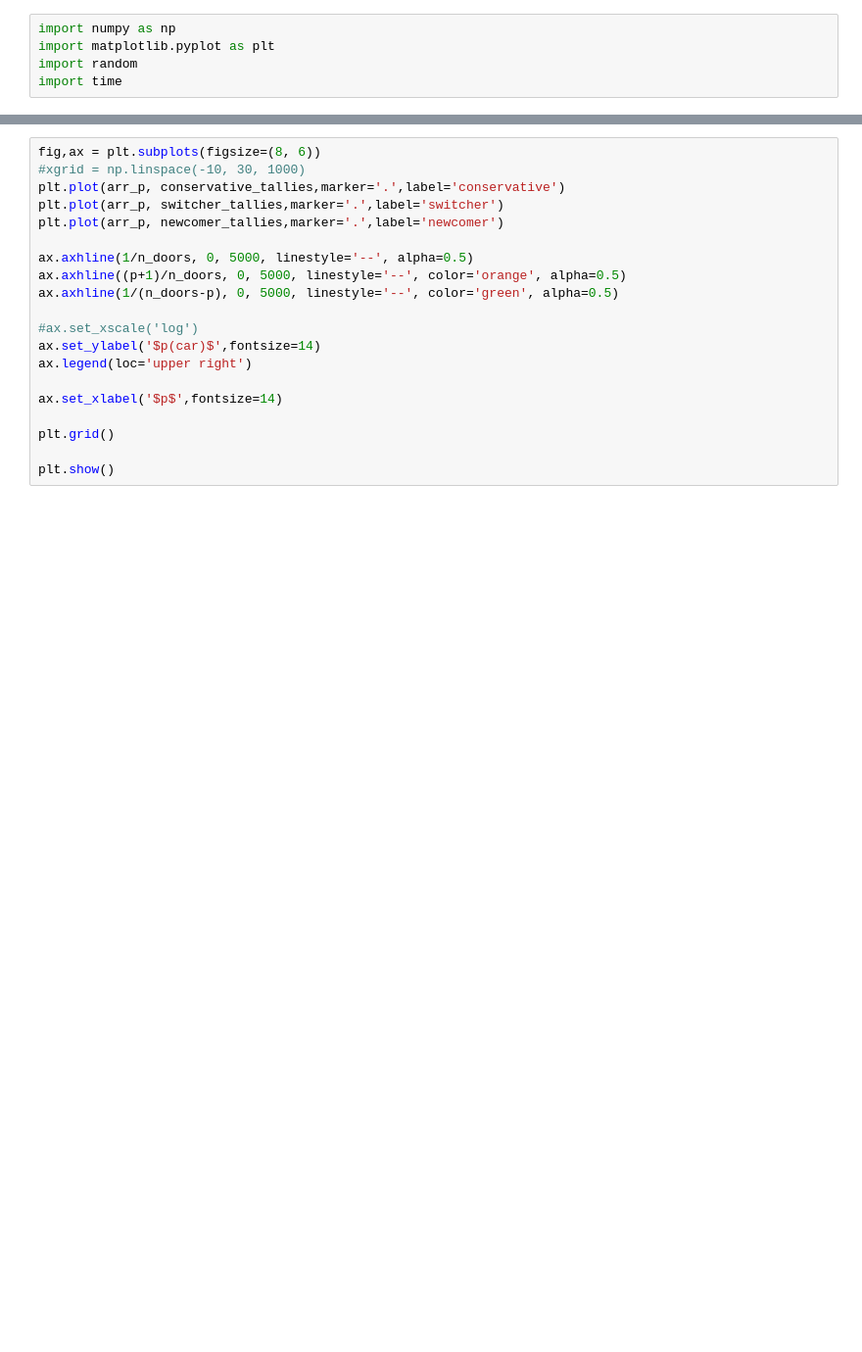
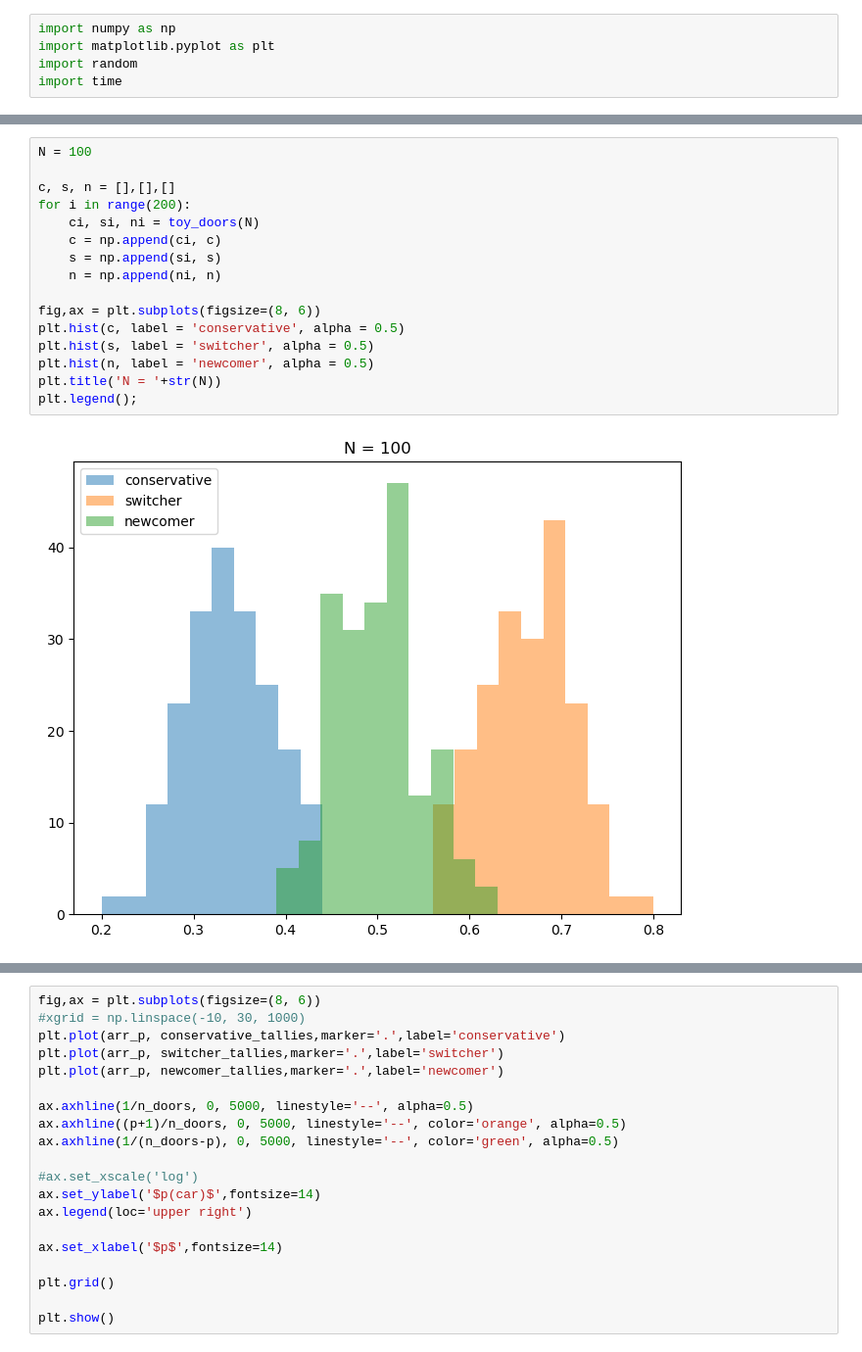
Before and after one commit to ebianchi803/astrostatistics_bicocca_2026, a Jupyter notebook: working/L02.ipynb, the cells around one changed output, grey strips where cells are left out. Shown at 98% size. Drawn from its saved outputs; the diff is of its cells as text; blank space fills up the shorter version.

```diff
--- a/working/L02.ipynb
+++ b/working/L02.ipynb
@@ -98,3 +64,21 @@ newcomer: 0.5002
+# %%
+N = 100
+
+c, s, n = [],[],[]
+for i in range(200):
+    ci, si, ni = toy_doors(N)
+    c = np.append(ci, c)
+    s = np.append(si, s)
+    n = np.append(ni, n)
+
+fig,ax = plt.subplots(figsize=(8, 6))
+plt.hist(c, label = 'conservative', alpha = 0.5)
+plt.hist(s, label = 'switcher', alpha = 0.5)
+plt.hist(n, label = 'newcomer', alpha = 0.5)
+plt.title('N = '+str(N))
+plt.legend();
+# %% [output]
+[figure, added]
 # %%
 doors = [1,0,0]
 
```
Also changed, not shown: parts of 22 cells of this notebook.
